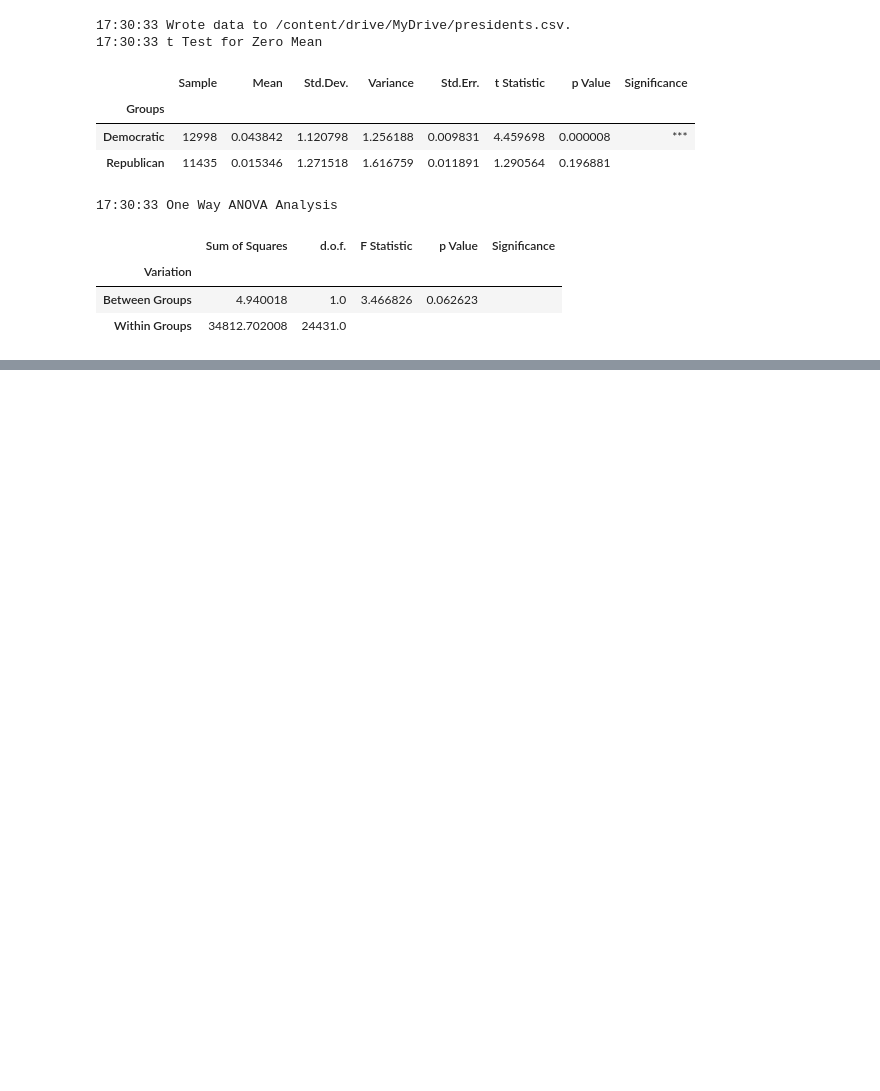
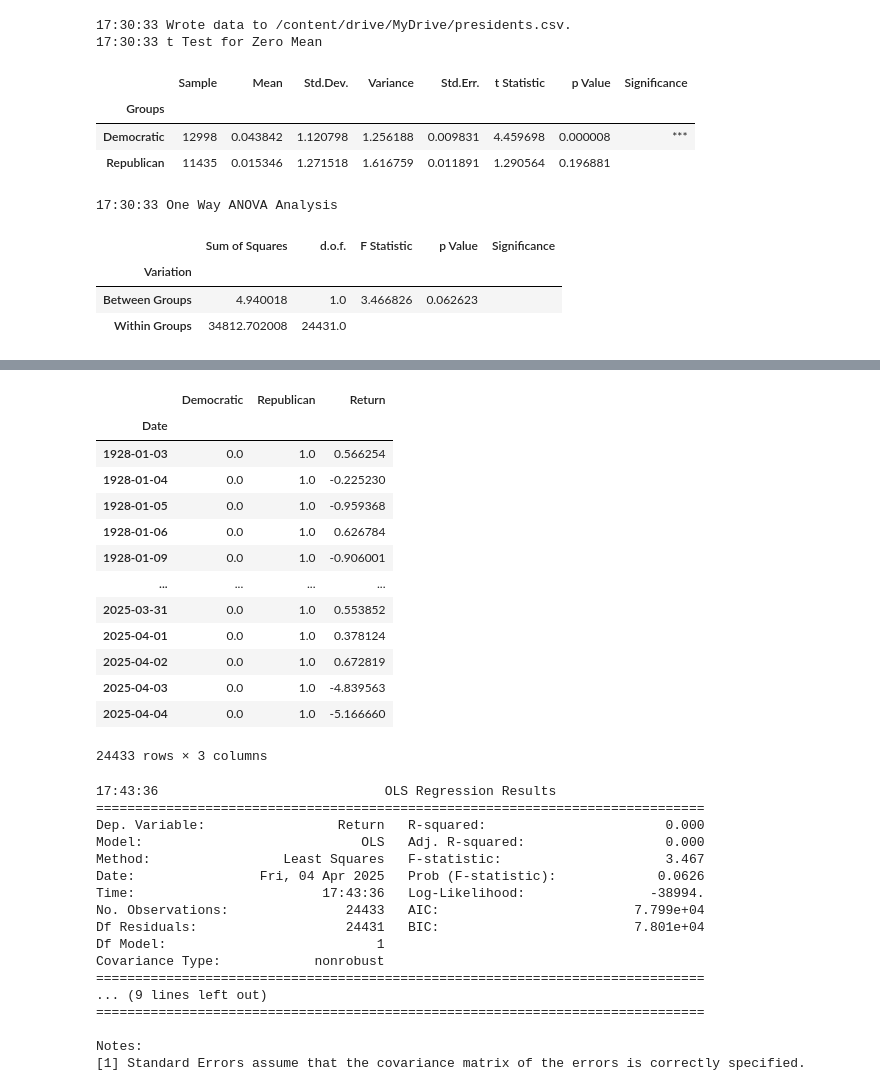
Before and after one commit to Farmhouse121/Financial-Data-Science-in-Python, a Jupyter notebook: Alphas/Market_Return_by_Political_Party.ipynb, the cells around one changed output, grey strips where cells are left out. Cells and saved outputs as stored; diff of their text form; code cells hidden in the pictures; blank space fills up the shorter version.

```diff
--- a/Alphas/Market_Return_by_Political_Party.ipynb
+++ b/Alphas/Market_Return_by_Political_Party.ipynb
@@ -147,0 +154,8 @@ display(anova.replace(np.nan,""))
+# %%
+from statsmodels.regression.linear_model import OLS
+
+nprint("Baseline OLS regression with indicator variables. This should produce *exactly* the same results as the conditional means above.")
+display(design:=pd.get_dummies(merged['Party'],columns=['Party'],dtype=float).merge(merged['Return'],left_index=True,right_index=True))
+fit=OLS(design['Return'],design.drop('Return',axis=1)).fit()
+nprint(fit.summary())
+# %% [output]
@@ -147,0 +163,31 @@ display(anova.replace(np.nan,""))
+|  | Democratic | Republican | Return |
+| Date |  |  |  |
+| 1928-01-03 | 0.0 | 1.0 | 0.566254 |
+| 1928-01-04 | 0.0 | 1.0 | -0.225230 |
+| 1928-01-05 | 0.0 | 1.0 | -0.959368 |
+| 1928-01-06 | 0.0 | 1.0 | 0.626784 |
+| 1928-01-09 | 0.0 | 1.0 | -0.906001 |
+| ... | ... | ... | ... |
+| 2025-03-31 | 0.0 | 1.0 | 0.553852 |
+| 2025-04-01 | 0.0 | 1.0 | 0.378124 |
+| 2025-04-02 | 0.0 | 1.0 | 0.672819 |
+| 2025-04-03 | 0.0 | 1.0 | -4.839563 |
+| 2025-04-04 | 0.0 | 1.0 | -5.166660 |
+24433 rows × 3 columns
+17:43:36                             OLS Regression Results
+==============================================================================
+Dep. Variable:                 Return   R-squared:                       0.000
+Model:                            OLS   Adj. R-squared:                  0.000
+Method:                 Least Squares   F-statistic:                     3.467
+Date:                Fri, 04 Apr 2025   Prob (F-statistic):             0.0626
+Time:                        17:43:36   Log-Likelihood:                -38994.
+No. Observations:               24433   AIC:                         7.799e+04
+Df Residuals:                   24431   BIC:                         7.801e+04
+Df Model:                           1
+Covariance Type:            nonrobust
+==============================================================================
+... (9 lines left out)
+==============================================================================
+
+Notes:
+[1] Standard Errors assume that the covariance matrix of the errors is correctly specified.
```
Also changed, not shown: parts of 8 cells of this notebook.
